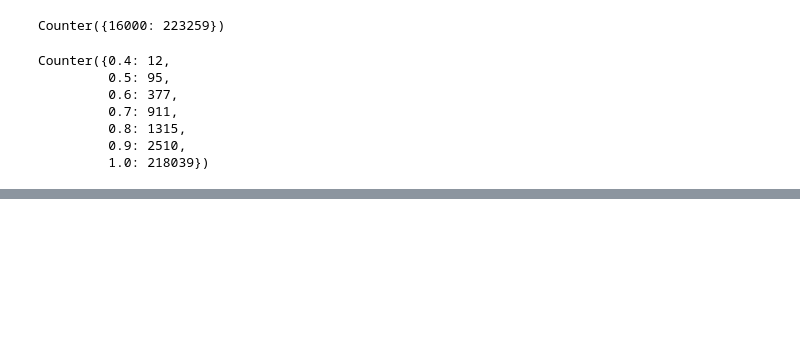
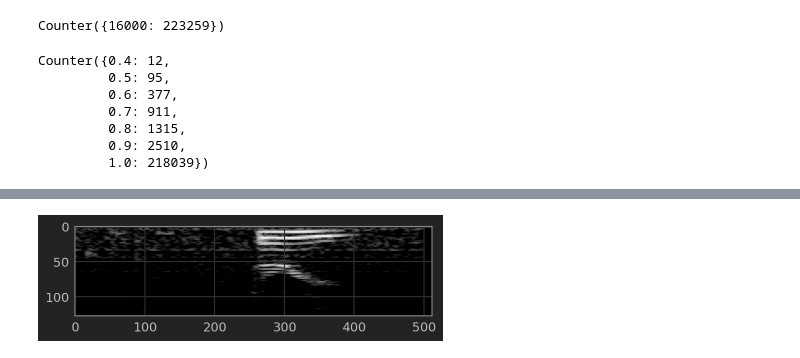
Before and after one commit to myurasov/Kaggle-TF-Speech, a Jupyter notebook: Explore Data.ipynb, the cells around one changed output, grey strips where cells are left out. Saved outputs shown, nothing was run; the diff lists cells and outputs as text; code cells hidden in the pictures; blank space fills up the shorter version.

```diff
--- a/Explore Data.ipynb
+++ b/Explore Data.ipynb
@@ -38,0 +52,40 @@ Counter({0.4: 12,
+# %%
+SAMPLING_RATE = 16000
+N_SAMPLES = 16000
+
+N_FFT = 512
+N_MELS = 128
+DESIRED_MSG_W = 512
+HOP_LEN = 1 + int(N_SAMPLES / (DESIRED_MSG_W - 1))
+
+
+# compute msg for a wave
+def compute_msg(wave,
+                sr=SAMPLING_RATE,
+                hop_length=HOP_LEN,
+                n_fft=N_FFT,
+                n_mels=N_MELS,
+                desired_msg_w=DESIRED_MSG_W):
+
+    # pad wave if neccessary to get the desired msg width
+    desired_wave_len = hop_length * (desired_msg_w - 1)
+    if desired_wave_len > len(wave):
+        wave = np.pad(wave, (0, desired_wave_len - len(wave)), \
+                      'constant', constant_values=(0.))
+
+    msg = librosa.feature.melspectrogram(
+        y=wave, sr=sr, hop_length=hop_length, n_fft=n_fft, n_mels=n_mels)
+    msg = librosa.logamplitude(msg**2, ref_power=1.)
+
+    return msg
+# %%
+f = train_files[100]
+sr, s = wavfile.read(f)
+assert 1. == len(s) / sr
+
+m = compute_msg(s)
+assert m.shape == (N_MELS, DESIRED_MSG_W)
+
+plt.imshow(m, cmap=plt.cm.gray)
+ipd.Audio(f)
+# %% [output]
@@ -38,0 +93 @@ Counter({0.4: 12,
+[figure, added]
```
Also changed, not shown: parts of 6 cells of this notebook.
